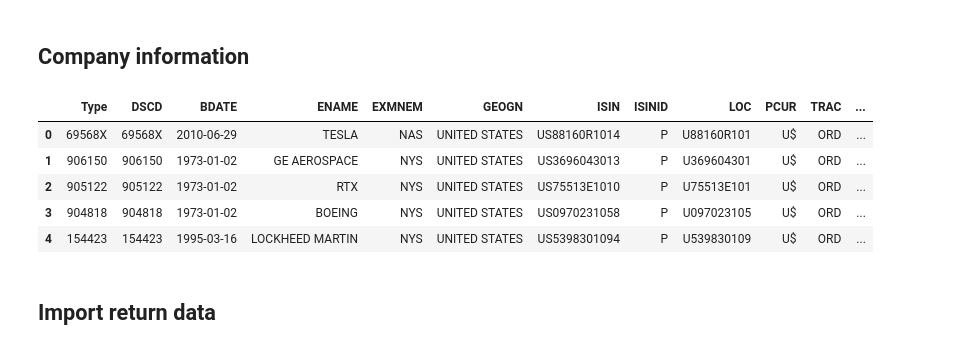
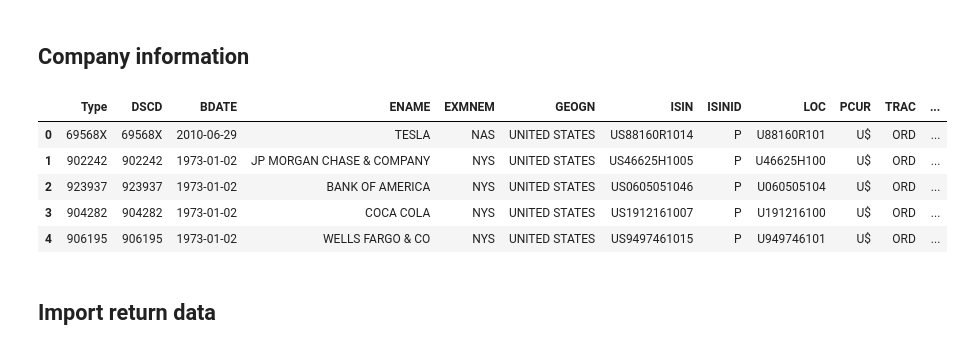
Before and after one commit to RalfKellner/Datastream, a Jupyter notebook: examine.ipynb, the cells around one changed output. Drawn from its saved outputs; the diff is of its cells as text; code cells hidden in the pictures.

```diff
--- a/examine.ipynb
+++ b/examine.ipynb
@@ -3,15 +3,15 @@
 # %%
 import pandas as pd
 
-company_info = pd.read_csv("US/Filtered_Data/statics_filtered.csv")
+company_info = pd.read_csv("PriceData/US/Filtered_Data/statics_filtered_0.1_10.csv")
 company_info.head()
 # %% [output]
 |  | Type | DSCD | BDATE | ENAME | EXMNEM | GEOGN | ISIN | ISINID | LOC | PCUR | TRAC | ... |
 | 0 | 69568X | 69568X | 2010-06-29 | TESLA | NAS | UNITED STATES | US88160R1014 | P | U88160R101 | U$ | ORD | ... |
-| 1 | 906150 | 906150 | 1973-01-02 | GE AEROSPACE | NYS | UNITED STATES | US3696043013 | P | U369604301 | U$ | ORD | ... |
-| 2 | 905122 | 905122 | 1973-01-02 | RTX | NYS | UNITED STATES | US75513E1010 | P | U75513E101 | U$ | ORD | ... |
-| 3 | 904818 | 904818 | 1973-01-02 | BOEING | NYS | UNITED STATES | US0970231058 | P | U097023105 | U$ | ORD | ... |
-| 4 | 154423 | 154423 | 1995-03-16 | LOCKHEED MARTIN | NYS | UNITED STATES | US5398301094 | P | U539830109 | U$ | ORD | ... |
+| 1 | 902242 | 902242 | 1973-01-02 | JP MORGAN CHASE & COMPANY | NYS | UNITED STATES | US46625H1005 | P | U46625H100 | U$ | ORD | ... |
+| 2 | 923937 | 923937 | 1973-01-02 | BANK OF AMERICA | NYS | UNITED STATES | US0605051046 | P | U060505104 | U$ | ORD | ... |
+| 3 | 904282 | 904282 | 1973-01-02 | COCA COLA | NYS | UNITED STATES | US1912161007 | P | U191216100 | U$ | ORD | ... |
+| 4 | 906195 | 906195 | 1973-01-02 | WELLS FARGO & CO | NYS | UNITED STATES | US9497461015 | P | U949746101 | U$ | ORD | ... |
 # %% [markdown]
 ## Import return data
 # %%
```
Also changed, not shown: parts of 6 cells of this notebook, 4 other files.
